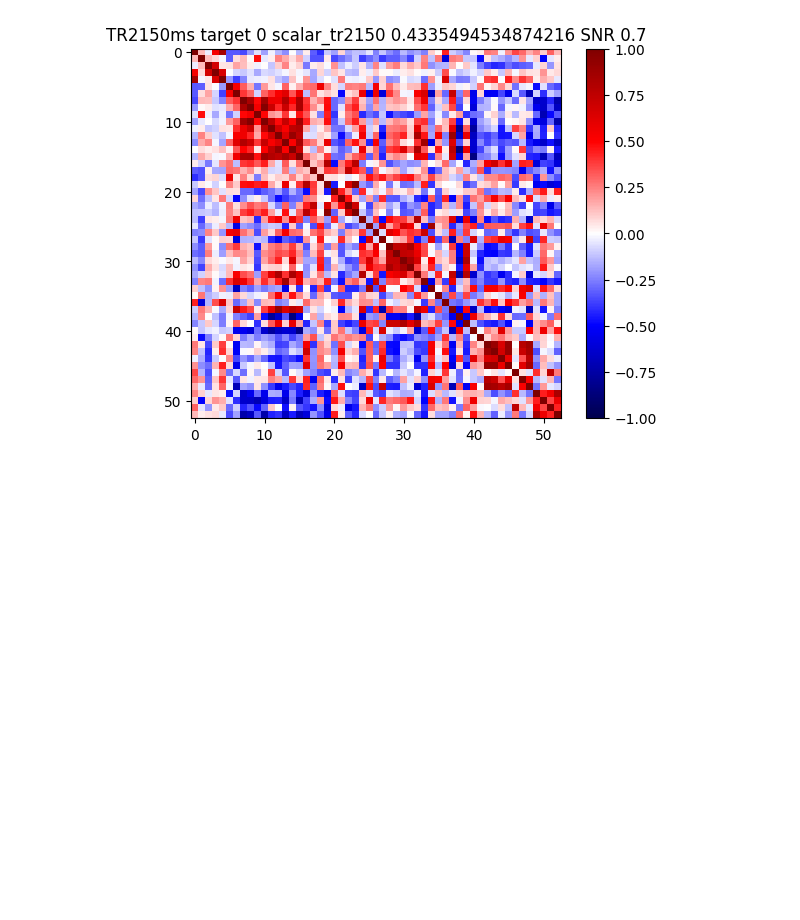
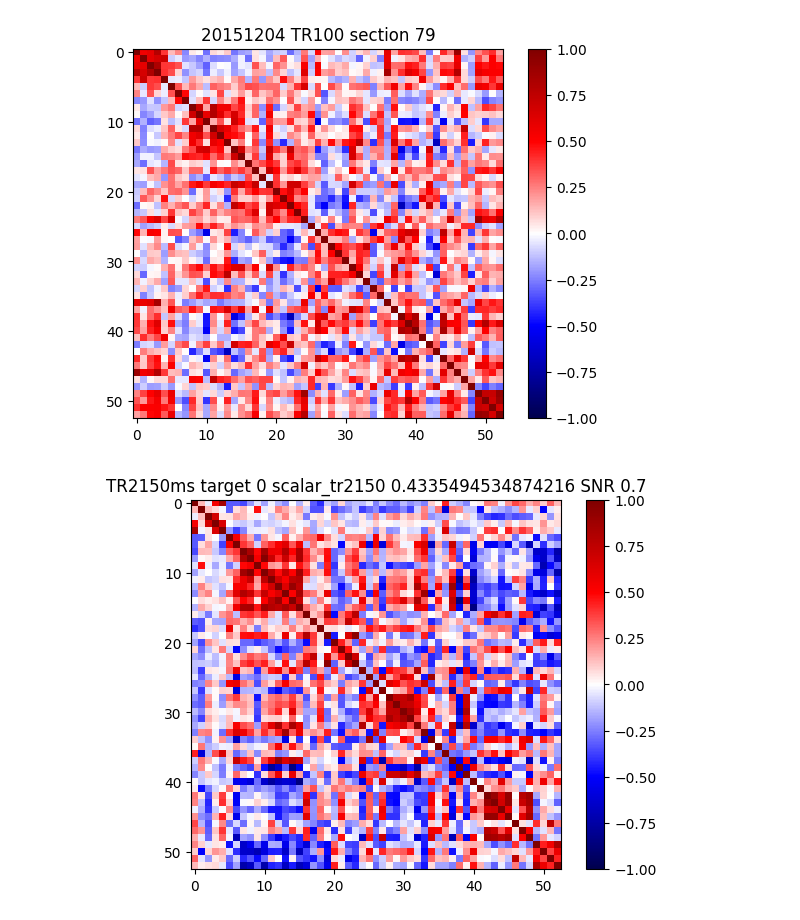
Before and after one commit to neuroneural/undersampling-project, a Jupyter notebook: OULU/python-scripts/poly_noise1.ipynb, the cells around one changed output. Cells and saved outputs as stored; diff of their text form; code cells hidden in the pictures; blank space fills up the shorter version.

```diff
--- a/OULU/python-scripts/poly_noise1.ipynb
+++ b/OULU/python-scripts/poly_noise1.ipynb
@@ -302,9 +299,18 @@ for subject in subjects:
         tr2150_section_noise = tr2150_noise[:, tr2150_start_ix:tr2150_end_ix]
 
 
+        outdir = '/data/users2/jwardell1/undersampling-project/dfnc'
+        plt.clf()
+        plt.imshow(np.corrcoef(tr2150_section), cmap=plt.get_cmap('seismic'), vmin=-1, vmax=1)
+        plt.colorbar()
+        plt.title(f'{subject} TR2150 section {j}')
+        plt.savefig(f'{outdir}/tr2150_{subject}_{j}.png')
 
-
-
+        plt.clf()
+        plt.imshow(np.corrcoef(tr100_section), cmap=plt.get_cmap('seismic'), vmin=-1, vmax=1)
+        plt.colorbar()
+        plt.title(f'{subject} TR100 section {j}')
+        plt.savefig(f'{outdir}/tr100_{subject}_{j}.png')
 
         tr100_fnc_triu = np.corrcoef(tr100_section)[np.triu_indices(n_regions)]
         tr100_noise_fnc_triu = np.corrcoef(tr100_section_noise)[np.triu_indices(n_regions)]    #TODO: debugging
@@ -373,3 +379,4 @@ add_df = pd.DataFrame(add_data)
+[figure, added]
 # %%
 fnc_triu = tr2150_df.iloc[0]['TR2150ms_Window']
 fncmat1 = np.zeros((53,53))
```
Also changed, not shown: parts of 16 cells of this notebook, 7 other files.
